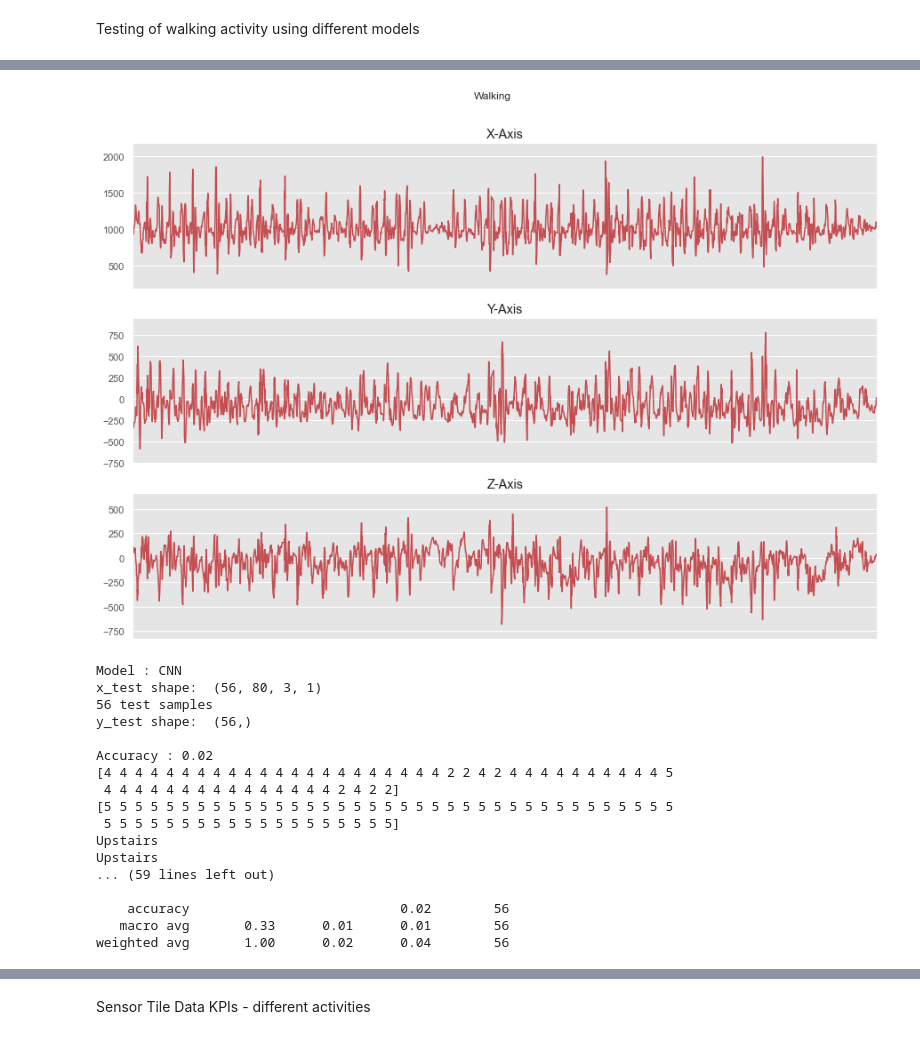
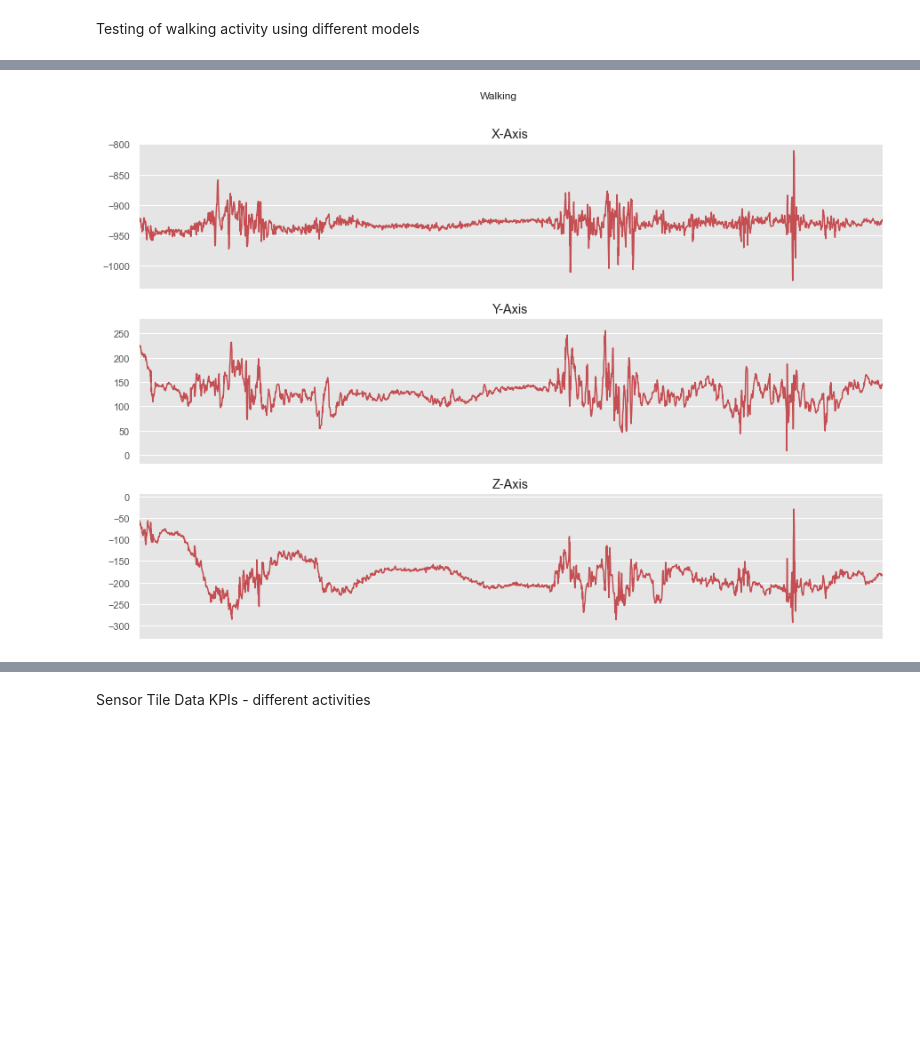
Before and after one commit to gsreddy99/har, a Jupyter notebook: HumanActivityRecognitionUsingWisdm.ipynb, the cells around one changed output, grey strips where cells are left out. Cells and saved outputs as stored; diff of their text form; code cells hidden in the pictures; blank space fills up the shorter version.

```diff
--- a/HumanActivityRecognitionUsingWisdm.ipynb
+++ b/HumanActivityRecognitionUsingWisdm.ipynb
@@ -1184,25 +1287,5 @@ weighted avg       1.00      0.25      0.40        56
-# %%
-plot_sensor_tile_data("shreya_walking.csv", 5)
-# %% [output]
-[figure, removed]
-# %%
-walking_accuracy_model2 = read_and_parse_test_file('shreya_walking.csv', model2, 5, 2)
-# %% [output]
-Model : CNN
-x_test shape:  (56, 80, 3, 1)
-56 test samples
-y_test shape:  (56,)
-
-Accuracy : 0.02
-[4 4 4 4 4 4 4 4 4 4 4 4 4 4 4 4 4 4 4 4 4 4 2 2 4 2 4 4 4 4 4 4 4 4 4 4 5
- 4 4 4 4 4 4 4 4 4 4 4 4 4 4 4 2 4 2 2]
-[5 5 5 5 5 5 5 5 5 5 5 5 5 5 5 5 5 5 5 5 5 5 5 5 5 5 5 5 5 5 5 5 5 5 5 5 5
- 5 5 5 5 5 5 5 5 5 5 5 5 5 5 5 5 5 5 5]
-Upstairs
-Upstairs
-... (59 lines left out)
-
-    accuracy                           0.02        56
-   macro avg       0.33      0.01      0.01        56
-weighted avg       1.00      0.02      0.04        56
+# %%
+plot_sensor_tile_data("shreya_walking_1.csv", 5)
+# %% [output]
+[figure, added]
 # %%
```
Also changed, not shown: parts of 86 cells of this notebook.
